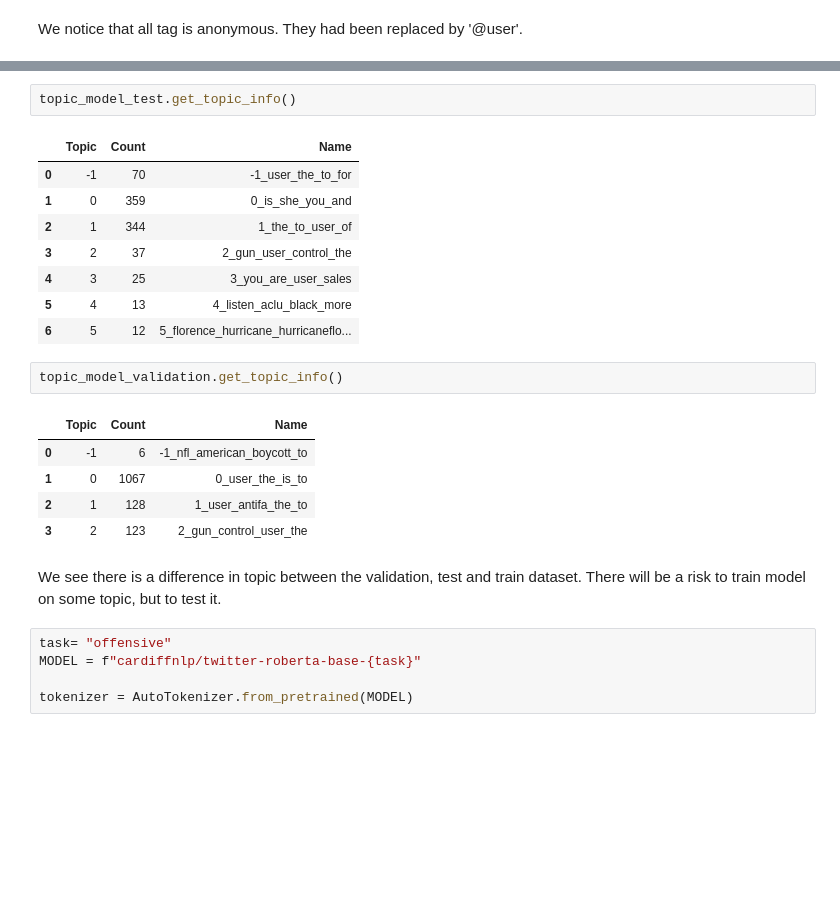
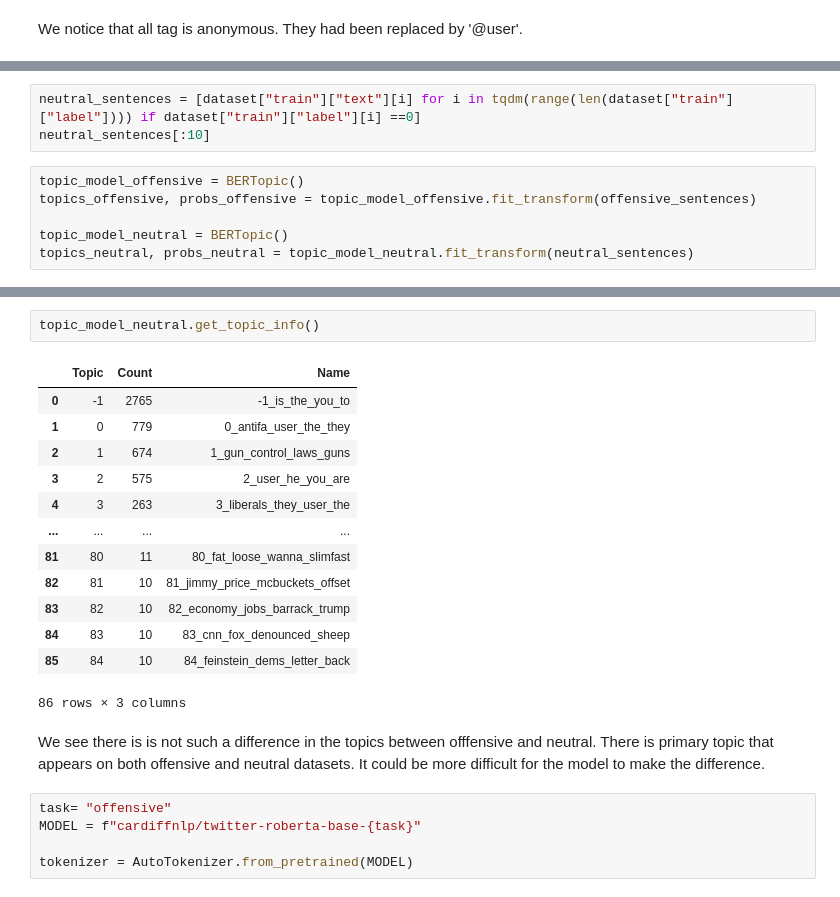
Before and after one commit to ThibautBENEFICE/NLP, a Jupyter notebook: lab_08/NLP_lab_08.ipynb, the cells around one changed output, grey strips where cells are left out. Cells and saved outputs as stored; diff of their text form; blank space fills up the shorter version.

```diff
--- a/lab_08/NLP_lab_08.ipynb
+++ b/lab_08/NLP_lab_08.ipynb
@@ -94 +66,10 @@ topics_validation, probs_validation = topic_model_validation.fit_transform(datas
+# %%
+neutral_sentences = [dataset["train"]["text"][i] for i in tqdm(range(len(dataset["train"]["label"]))) if dataset["train"]["label"][i] ==0]
+neutral_sentences[:10]
+# %%
+topic_model_offensive = BERTopic()
+topics_offensive, probs_offensive = topic_model_offensive.fit_transform(offensive_sentences)
+
+topic_model_neutral = BERTopic()
+topics_neutral, probs_neutral = topic_model_neutral.fit_transform(neutral_sentences)
 # %%
@@ -113,24 +96,21 @@ topic_model_train.get_topic_info()
 # %%
-topic_model_test.get_topic_info()
+topic_model_neutral.get_topic_info()
 # %% [output]
 |  | Topic | Count | Name |
-| 0 | -1 | 70 | -1_user_the_to_for |
-| 1 | 0 | 359 | 0_is_she_you_and |
-| 2 | 1 | 344 | 1_the_to_user_of |
-| 3 | 2 | 37 | 2_gun_user_control_the |
-| 4 | 3 | 25 | 3_you_are_user_sales |
-| 5 | 4 | 13 | 4_listen_aclu_black_more |
-| 6 | 5 | 12 | 5_florence_hurricane_hurricaneflo... |
+| 0 | -1 | 2765 | -1_is_the_you_to |
+| 1 | 0 | 779 | 0_antifa_user_the_they |
+| 2 | 1 | 674 | 1_gun_control_laws_guns |
+| 3 | 2 | 575 | 2_user_he_you_are |
+| 4 | 3 | 263 | 3_liberals_they_user_the |
+| ... | ... | ... | ... |
+| 81 | 80 | 11 | 80_fat_loose_wanna_slimfast |
+| 82 | 81 | 10 | 81_jimmy_price_mcbuckets_offset |
+| 83 | 82 | 10 | 82_economy_jobs_barrack_trump |
+| 84 | 83 | 10 | 83_cnn_fox_denounced_sheep |
+| 85 | 84 | 10 | 84_feinstein_dems_letter_back |
+86 rows × 3 columns
-# %%
-topic_model_validation.get_topic_info()
-# %% [output]
-|  | Topic | Count | Name |
-| 0 | -1 | 6 | -1_nfl_american_boycott_to |
-| 1 | 0 | 1067 | 0_user_the_is_to |
-| 2 | 1 | 128 | 1_user_antifa_the_to |
-| 3 | 2 | 123 | 2_gun_control_user_the |
-# %% [markdown]
-We see there is a difference in topic between the validation, test and train dataset. There will be a risk to train model on some topic, but to test it.
+# %% [markdown]
+We see there is is not such a difference in the topics between offfensive and neutral. There is primary topic that appears on both offensive and neutral datasets. It could be more difficult for the model to make the difference.
 # %%
 task= "offensive"
 MODEL = f"cardiffnlp/twitter-roberta-base-{task}"
```
Also changed, not shown: parts of 14 cells of this notebook.
